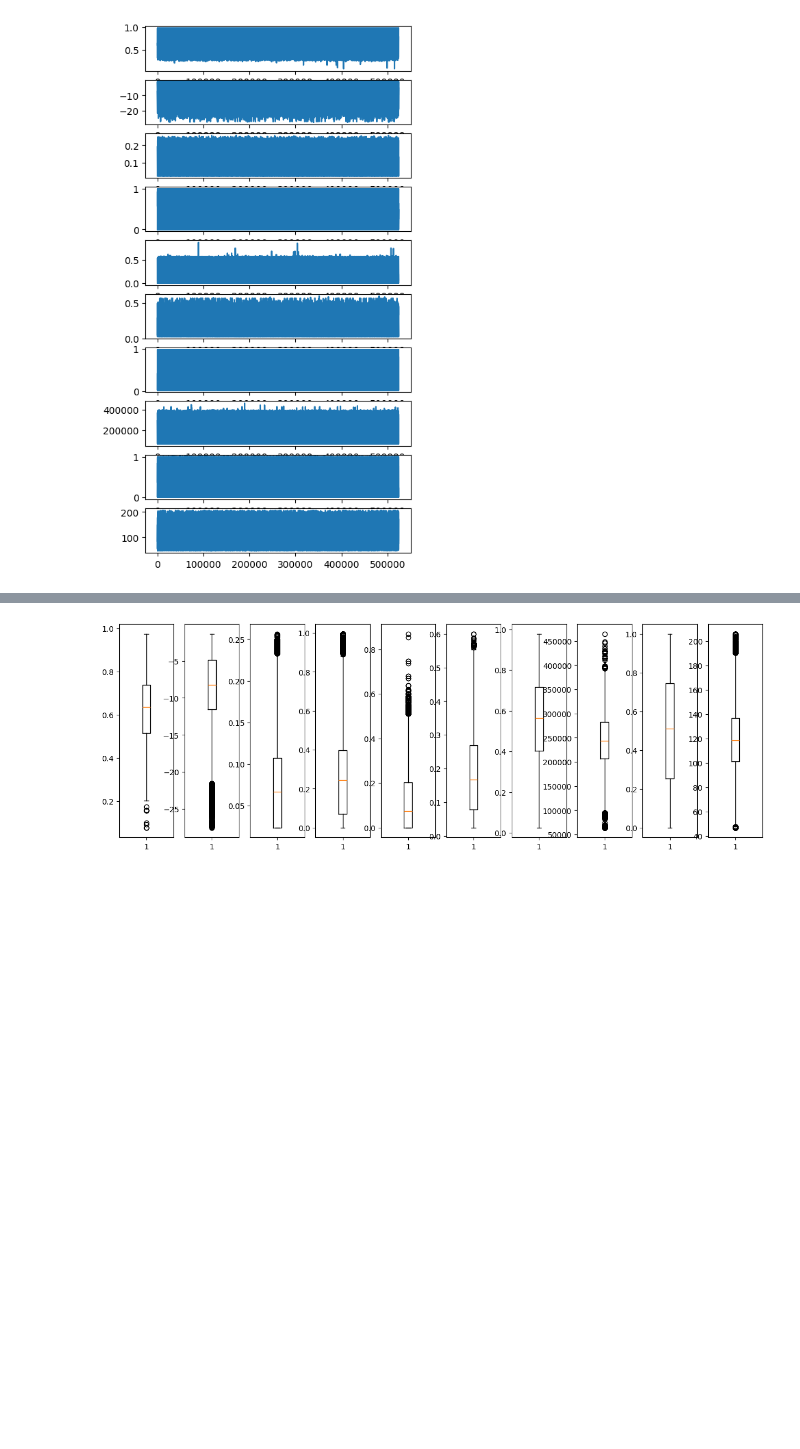
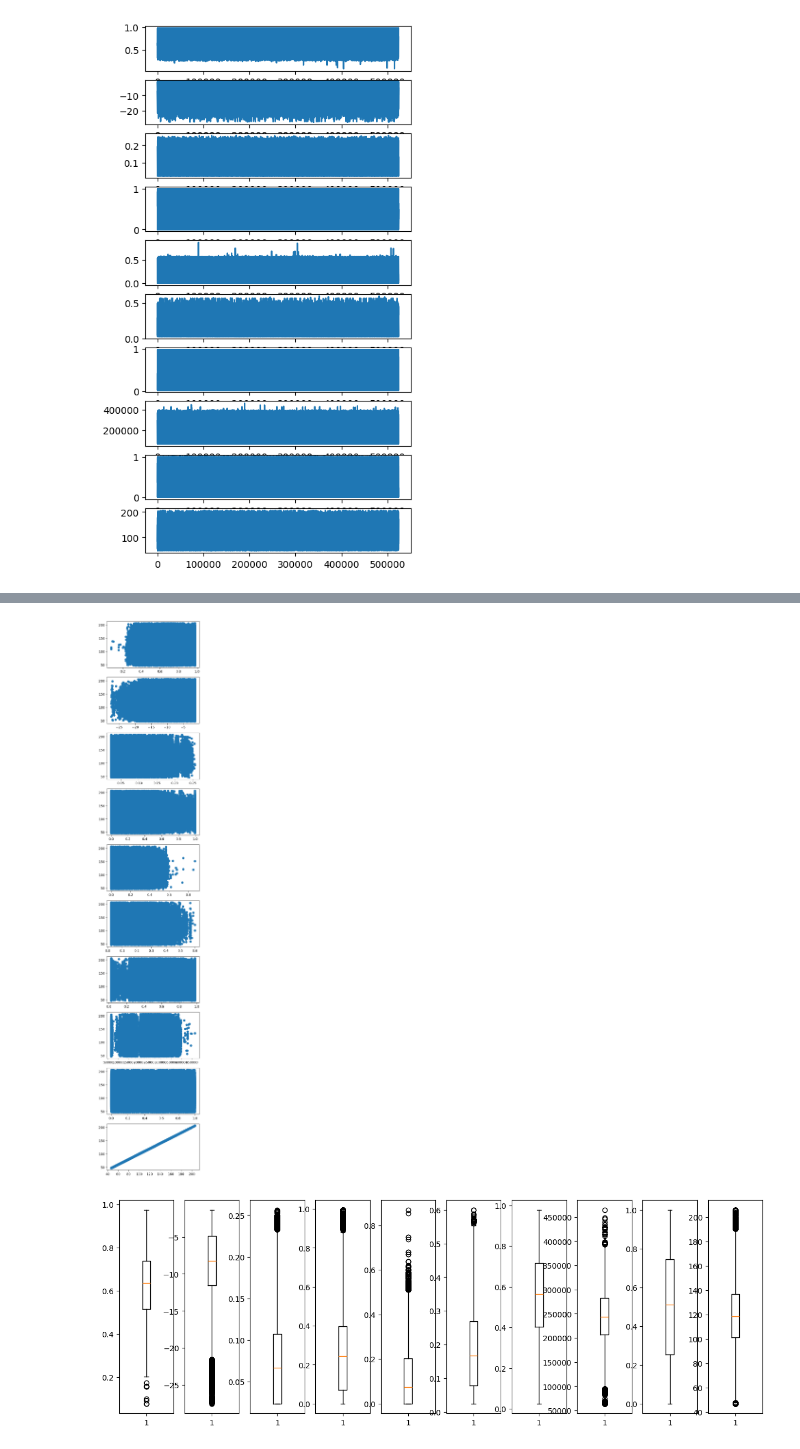
Before and after one commit to owczr/predicting-the-beats-per-minute, a Jupyter notebook: eda.ipynb, the cells around one changed output, grey strips where cells are left out. Drawn from its saved outputs; the diff is of its cells as text; code cells hidden in the pictures; blank space fills up the shorter version.

```diff
--- a/eda.ipynb
+++ b/eda.ipynb
@@ -73,3 +86,10 @@ for idx, col in enumerate(df.columns):
+# %%
+fig, axes = plt.subplots(n_cols, 1, figsize=(5, 30))
+
+for idx, col in enumerate(df.columns):
+    axes[idx].scatter(df[col], df['BeatsPerMinute'])
+# %% [output]
+[figure, added]
 # %%
 fig, axes = plt.subplots(1, n_cols, figsize=(15, 5))
 
```
Also changed, not shown: parts of 4 cells of this notebook, 2 other files.
